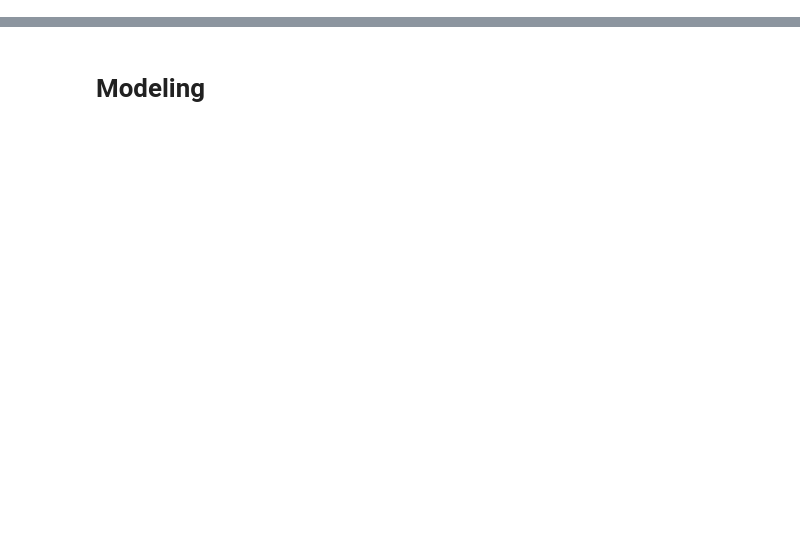
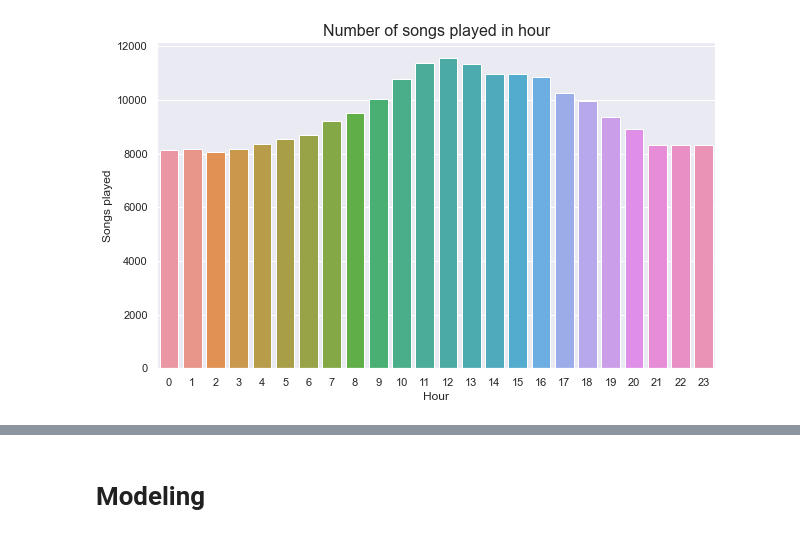
Before and after one commit to peterle93/Customer-Churn-Prediction-with-Spark, a Jupyter notebook: Sparkify.ipynb, the cells around one changed output, grey strips where cells are left out. Saved outputs shown, nothing was run; the diff lists cells and outputs as text; code cells hidden in the pictures; blank space fills up the shorter version.

```diff
--- a/Sparkify.ipynb
+++ b/Sparkify.ipynb
@@ -1486,0 +244,6 @@ transformed_event = count_artist.join(binarize_gender, "userId", "outer") \
+# %%
+# Count number of songs played in hour
+songs_in_hour = df.filter(df.page == "NextSong").groupby(df.hour).count().orderBy(df.hour.cast("float"))
+# Create pandas for songs played in hour
+songs_in_hour_pd = songs_in_hour.toPandas()
+songs_in_hour_pd.head()
@@ -1486,0 +257,10 @@ transformed_event = count_artist.join(binarize_gender, "userId", "outer") \
+# %%
+# Songs played in hour
+sns.set_theme(style="darkgrid")
+plt.figure(figsize=(10, 6))
+plt.title("Number of songs played in hour", fontsize= 16)
+sns.barplot(x="hour", y="count", data= songs_in_hour_pd)
+plt.xlabel("Hour")
+plt.ylabel("Songs played");
+# %% [output]
+[figure, added]
```
Also changed, not shown: parts of 300 cells of this notebook.
